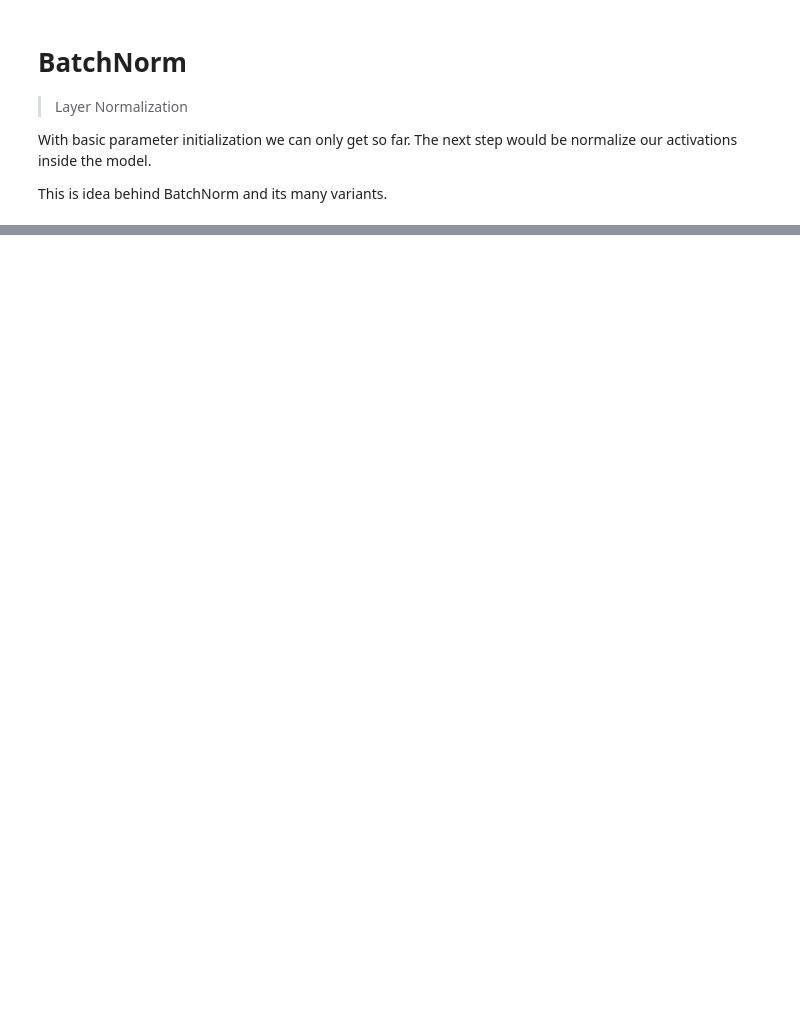
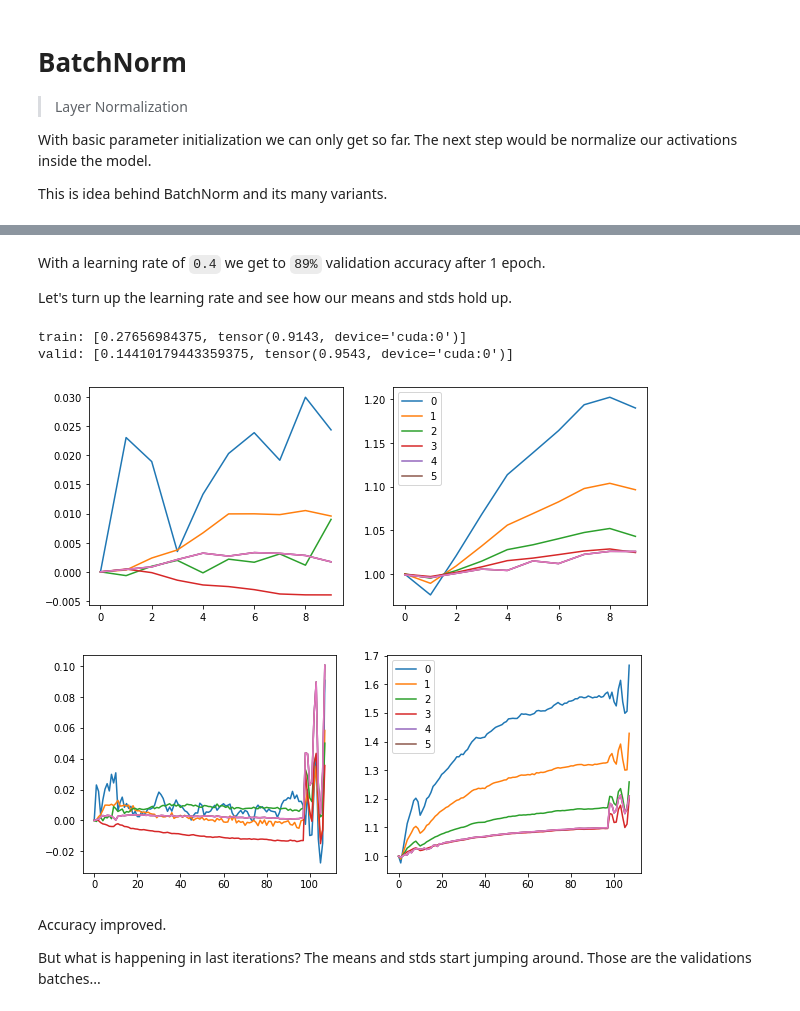
Before and after one commit to ftm624/deeplearning_nbs, a Jupyter notebook: fastai/08_batchnorm.ipynb, the cells around one changed output, grey strips where cells are left out. Cells and saved outputs as stored; diff of their text form; code cells hidden in the pictures; blank space fills up the shorter version.

```diff
--- a/fastai/08_batchnorm.ipynb
+++ b/fastai/08_batchnorm.ipynb
@@ -14,0 +168,31 @@ This is idea behind BatchNorm and its many variants.
+# %% [markdown]
+With a learning rate of `0.4` we get to `89%` validation accuracy after 1 epoch.
+
+Let's turn up the learning rate and see how our means and stds hold up.
+# %%
+learn, run = get_learn_run(data, nfs, conv_layer, 0.9, cbs=callbacks)
+
+with Hooks(learn.model, append_stats) as hooks:
+    run.fit(1, learn)
+    fig, (ax0, ax1) = plt.subplots(1,2, figsize=(10,4))
+    for h in hooks[:-1]:
+        ms, ss = h.stats[0], h.stats[1]
+        ax0.plot(ms[:10])
+        ax1.plot(ss[:10])
+    plt.legend(range(6))
+
+    fig, (ax0, ax1) = plt.subplots(1,2, figsize=(10,4))
+    for h in hooks[:-1]:
+        ms, ss = h.stats[0], h.stats[1]
+        ax0.plot(ms)
+        ax1.plot(ss)
+    plt.legend(range(6))
+# %% [output]
+train: [0.27656984375, tensor(0.9143, device='cuda:0')]
+valid: [0.14410179443359375, tensor(0.9543, device='cuda:0')]
+[figure, added]
+[figure, added]
+# %% [markdown]
+ Accuracy improved.
+
+ But what is happening in last iterations? The means and stds start jumping around. Those are the validations batches...
```
Also changed, not shown: parts of 50 cells of this notebook, 2 other files.
